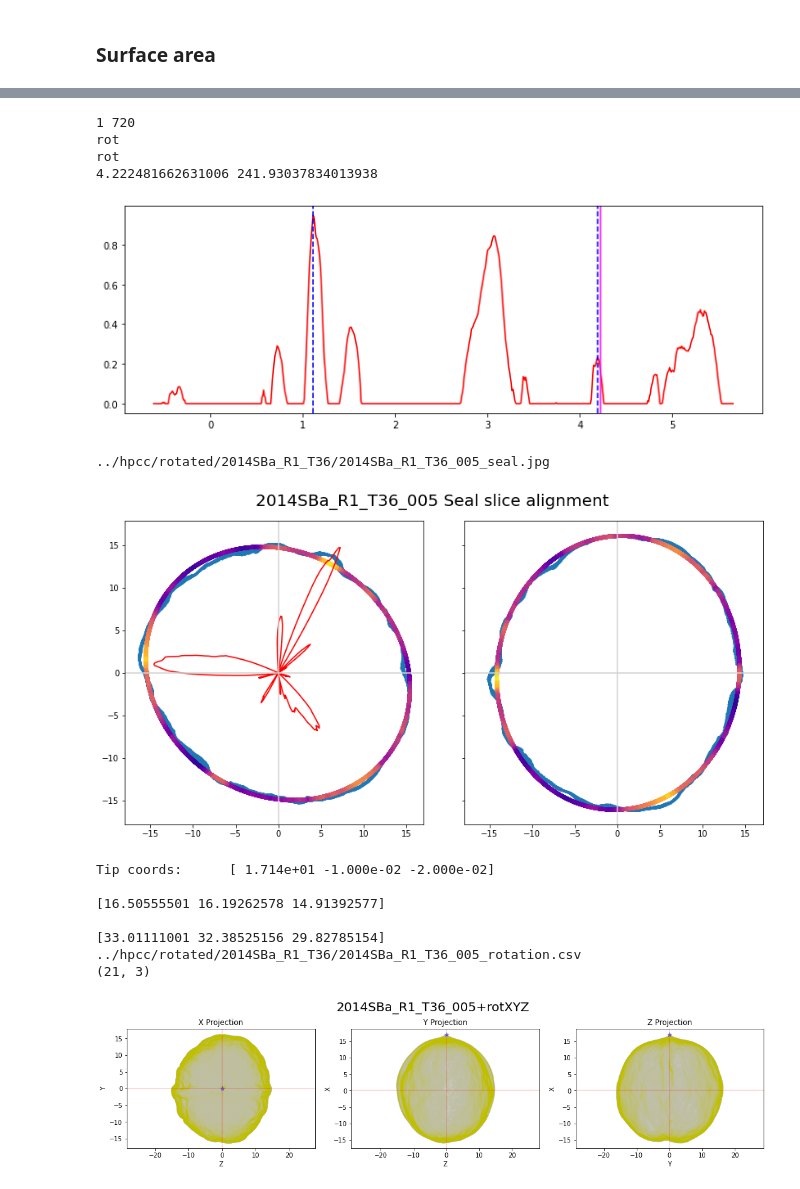
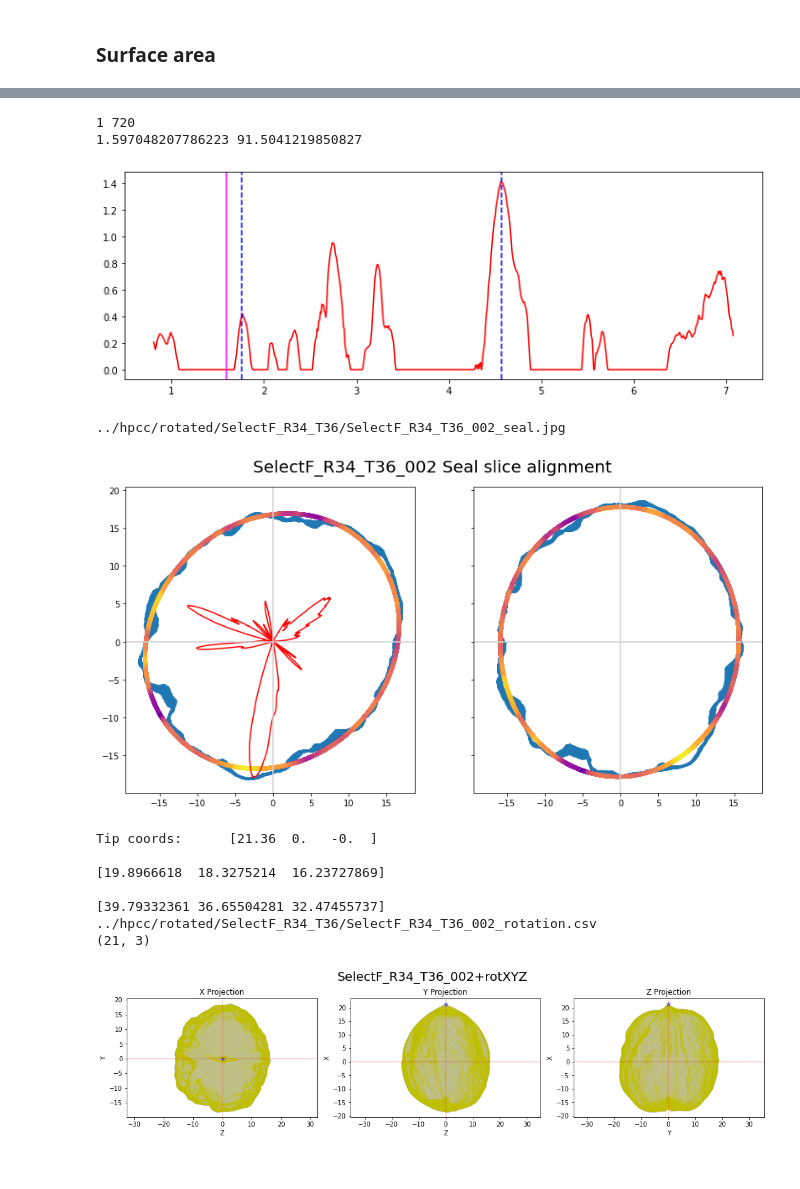
Before and after one commit to amezqui3/walnut_tda, a Jupyter notebook: jupyter/06_nut_alignment-Copy3.ipynb, the cells around one changed output, grey strips where cells are left out. Cells and saved outputs as stored; diff of their text form; code cells hidden in the pictures.

```diff
--- a/jupyter/06_nut_alignment-Copy3.ipynb
+++ b/jupyter/06_nut_alignment-Copy3.ipynb
@@ -31,11 +31,11 @@ dst =  '../hpcc/rotated/'
 # %%
 swapaxes = False
 
-idname = '2014SBa'
+idname = 'SelectF'
 
-rownum = 1
+rownum = 34
 treenum = 36
-nutnum = 5
+nutnum = 2
 
 bname = idname + '_R{}_T{}'.format(rownum, treenum)
 print(bname)
@@ -83,7 +83,7 @@ if swapaxes:
 
     #plt.savefig(wdst + 'foo.jpg', dpi=200)a
 # %%
-NNN = 35
+NNN = 30
 bottom = img[:NNN,:, :]
 top = img[-NNN:, :, :]
 topsum = np.sum(top > 0)
@@ -271,43 +270,41 @@ for x in stack[0][srtpeakidx] + pdict['theta']:
 plt.axvline(thetax, c='magenta');
 # %% [output]
 1 720
-rot
-rot
-4.222481662631006 241.93037834013938
+1.597048207786223 91.5041219850827
-[figure, old version]
+[figure, new version]
 # %%
-#thetax = (stack[0][srtpeakidx] + pdict['theta'])[0] + 0.7# - np.pi*.5
+thetax = (stack[0][srtpeakidx] + pdict['theta'])[0] + 1
 rotx = np.array([[1,0,0],
                  [0, np.cos(thetax), -np.sin(thetax)],
                  [0, np.sin(thetax),  np.cos(thetax)]])
 
 rotxyz = rotx @ rotyz
 
 bulgerot2d = rotx[1:,1:]
 
 fig, ax = plt.subplots(1,2,figsize=(12,6), sharex=True, sharey=True)
 
 ax[0].scatter(*tcoords, s=1)#, c=distances[:,0]*distances[:,1], cmap='plasma')
 ax[0].scatter(*P, s=15, c=distances[:,0]*distances[:,1], cmap='plasma')
 ax[0].plot(cval*sumdist*np.cos(stack[0][:-1] + pdict['theta']), cval*sumdist*np.sin(stack[0][:-1] + pdict['theta']), c='r')
 
 ax[1].scatter(*(bulgerot2d.T @ tcoords), s=1)#, c=distances[:,0]*distances[:,1], cmap='plasma')
 ax[1].scatter(*(bulgerot2d.T @ P), s=15, c=distances[:,0]*distances[:,1], cmap='plasma')
 
 for i in range(len(ax)):
     ax[i].axvline(0, c= 'lightgray')
     ax[i].axhline(0, c= 'lightgray')
     ax[i].set_aspect('equal');
 
 fig.suptitle(fname + ' Seal slice alignment', fontsize=20)
 fig.tight_layout()
 
 filename = wdst + fname + '_seal.jpg'
 print(filename)
-#plt.savefig(filename, dpi=96, format='jpg', bbox_inches = 'tight', pil_kwargs={'optimize':True})
+#plt.savefig(filename, dpi=96, format='jpg', bbox_inches = 'tight', pil_kwargs={'optimize':True})75
 # %% [output]
-../hpcc/rotated/2014SBa_R1_T36/2014SBa_R1_T36_005_seal.jpg
+../hpcc/rotated/SelectF_R34_T36/SelectF_R34_T36_002_seal.jpg
-[figure, old version]
+[figure, new version]
 # %%
 rcoords = rotxyz @ datapoints
 rtipvox = rotxyz @ tipvox
@@ -340,11 +337,11 @@ if swapaxes:
     tf.imwrite(wsrc + bname + '/' + fname + '.tif', img, photometric='minisblack', compress=3)
     pass
 # %% [output]
-Tip coords:      [ 1.714e+01 -1.000e-02 -2.000e-02]
+Tip coords:      [21.36  0.   -0.  ]
 
-[16.50555501 16.19262578 14.91392577]
+[19.8966618  18.3275214  16.23727869]
 
-[33.01111001 32.38525156 29.82785154]
-../hpcc/rotated/2014SBa_R1_T36/2014SBa_R1_T36_005_rotation.csv
+[39.79332361 36.65504281 32.47455737]
+../hpcc/rotated/SelectF_R34_T36/SelectF_R34_T36_002_rotation.csv
 (21, 3)
-[figure, old version]
+[figure, new version]
```
Also changed, not shown: parts of 8 cells of this notebook, 2 other files.
